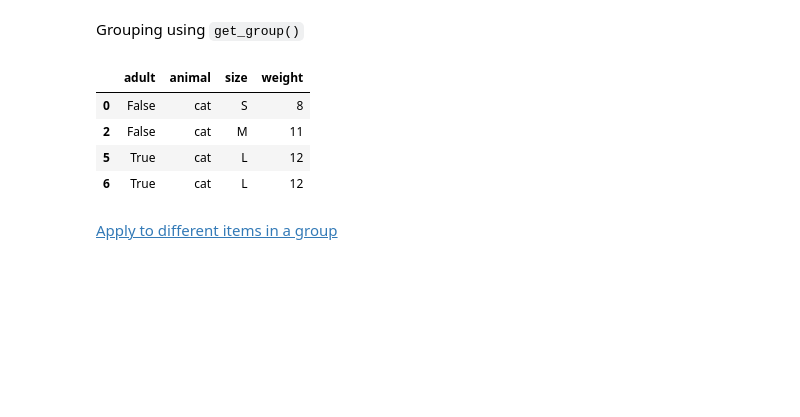
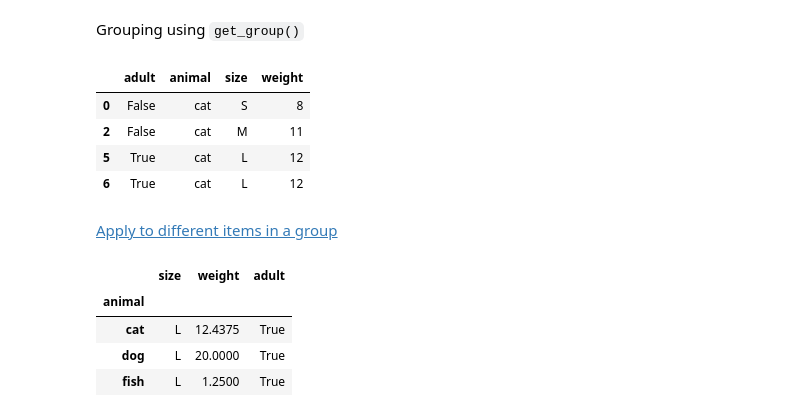
Before and after one commit to bgroveben/python3_machine_learning_projects, a Jupyter notebook: learn_kaggle/pandas/pandas_cookbook.ipynb, the cells around one changed output. Drawn from its saved outputs; the diff is of its cells as text; code cells hidden in the pictures; blank space fills up the shorter version.

Commit message:
Use apply on different items in a group of objects

```diff
--- a/learn_kaggle/pandas/pandas_cookbook.ipynb
+++ b/learn_kaggle/pandas/pandas_cookbook.ipynb
@@ -865,3 +865,18 @@ gb.get_group('cat')
 | 6 | True | cat | L | 12 |
 # %% [markdown]
 [Apply to different items in a group](https://stackoverflow.com/questions/15262134/apply-different-functions-to-different-items-in-group-object-python-pandas)
+# %%
+def GrowUp(x):
+    avg_weight = sum(x[x['size'] == 'S'].weight * 1.5)
+    avg_weight += sum(x[x['size'] == 'M'].weight * 1.25)
+    avg_weight += sum(x[x['size'] == 'L'].weight)
+    avg_weight /=len(x)
+    return pd.Series(['L',avg_weight,True],index=['size', 'weight', 'adult'])
+
+expected_df = gb.apply(GrowUp); expected_df
+# %% [output]
+|  | size | weight | adult |
+| animal |  |  |  |
+| cat | L | 12.4375 | True |
+| dog | L | 20.0000 | True |
+| fish | L | 1.2500 | True |
```
Also changed, not shown: parts of 8 cells of this notebook.
